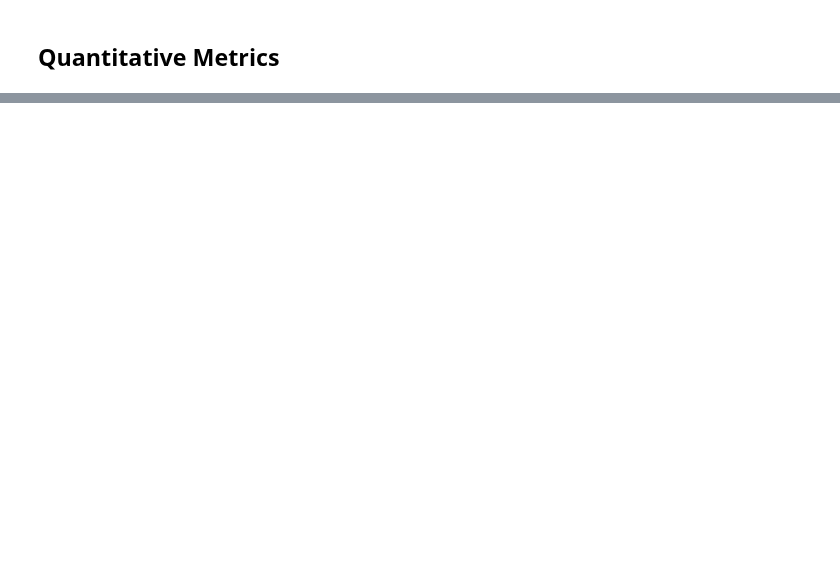
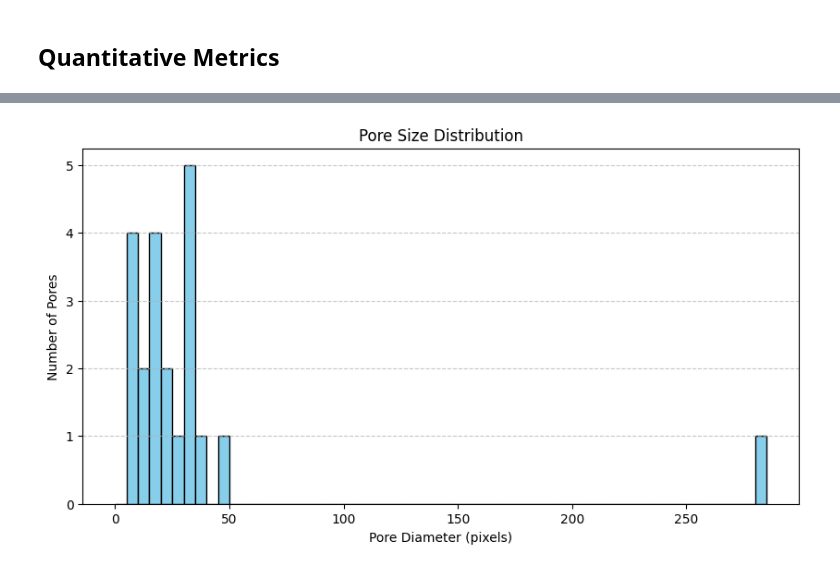
Before and after one commit to lemontang3/Python_Physics, a Jupyter notebook: Voronoi_Analysis.ipynb, the cells around one changed output, grey strips where cells are left out. Saved outputs shown, nothing was run; the diff lists cells and outputs as text; code cells hidden in the pictures; blank space fills up the shorter version.

```diff
--- a/Voronoi_Analysis.ipynb
+++ b/Voronoi_Analysis.ipynb
@@ -264,0 +289,40 @@ Hexagonality Ratio: 0.42
+# %%
+import cv2
+import numpy as np
+import matplotlib.pyplot as plt
+
+# Load SEM Image in Grayscale
+image = cv2.imread('0.3%A.png', cv2.IMREAD_GRAYSCALE)
+if image is None:
+    raise ValueError("Image not found. Check the file path.")
+
+# Step 1: Preprocess the Image (Thresholding and Cleaning)
+_, binary_image = cv2.threshold(image, 128, 255, cv2.THRESH_BINARY_INV)
+kernel = cv2.getStructuringElement(cv2.MORPH_ELLIPSE, (5, 5))
+cleaned_image = cv2.morphologyEx(binary_image, cv2.MORPH_OPEN, kernel)
+
+# Step 2: Find Contours of Pores
+contours, _ = cv2.findContours(cleaned_image, cv2.RETR_EXTERNAL, cv2.CHAIN_APPROX_SIMPLE)
+
+# Step 3: Calculate Pore Diameters
+pore_diameters = []
+for contour in contours:
+    area = cv2.contourArea(contour)
+    equivalent_diameter = 2 * np.sqrt(area / np.pi)  # Diameter of a circle with the same area
+    pore_diameters.append(equivalent_diameter)
+
+# Step 4: Bin the Pore Diameters for the Bar Chart
+# Define bin edges (adjust based on your pore size range)
+bin_edges = np.arange(0, max(pore_diameters) + 5, 5)  # Bins of 5 units (e.g., pixels)
+hist, bin_edges = np.histogram(pore_diameters, bins=bin_edges)
+
+# Step 5: Plot the Bar Chart
+plt.figure(figsize=(10, 5))
+plt.bar(bin_edges[:-1], hist, width=5, align='edge', color='skyblue', edgecolor='black')
+plt.xlabel('Pore Diameter (pixels)')
+plt.ylabel('Number of Pores')
+plt.title('Pore Size Distribution')
+plt.grid(axis='y', linestyle='--', alpha=0.7)
+plt.show()
+# %% [output]
+[figure, added]
```
Also changed, not shown: parts of 3 cells of this notebook.
